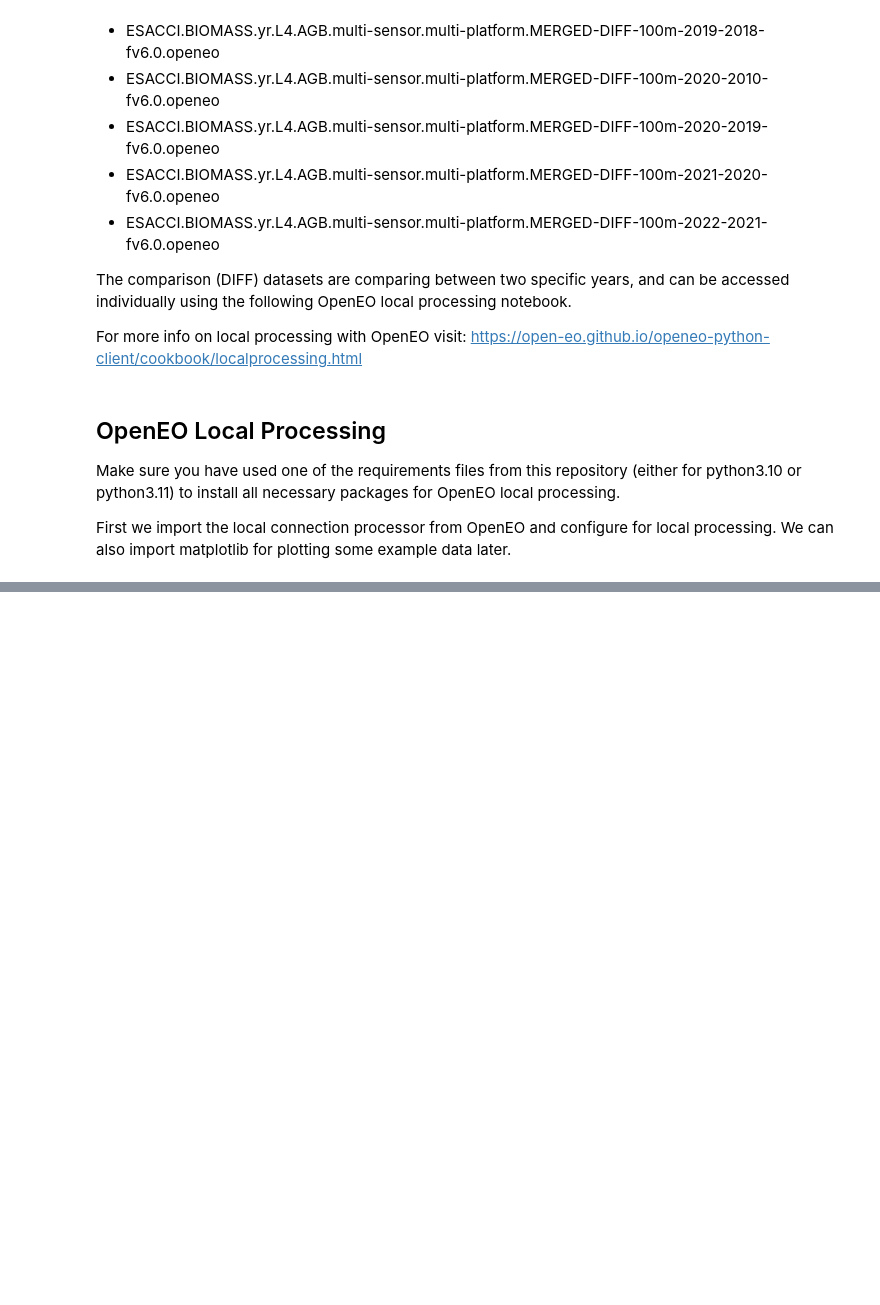
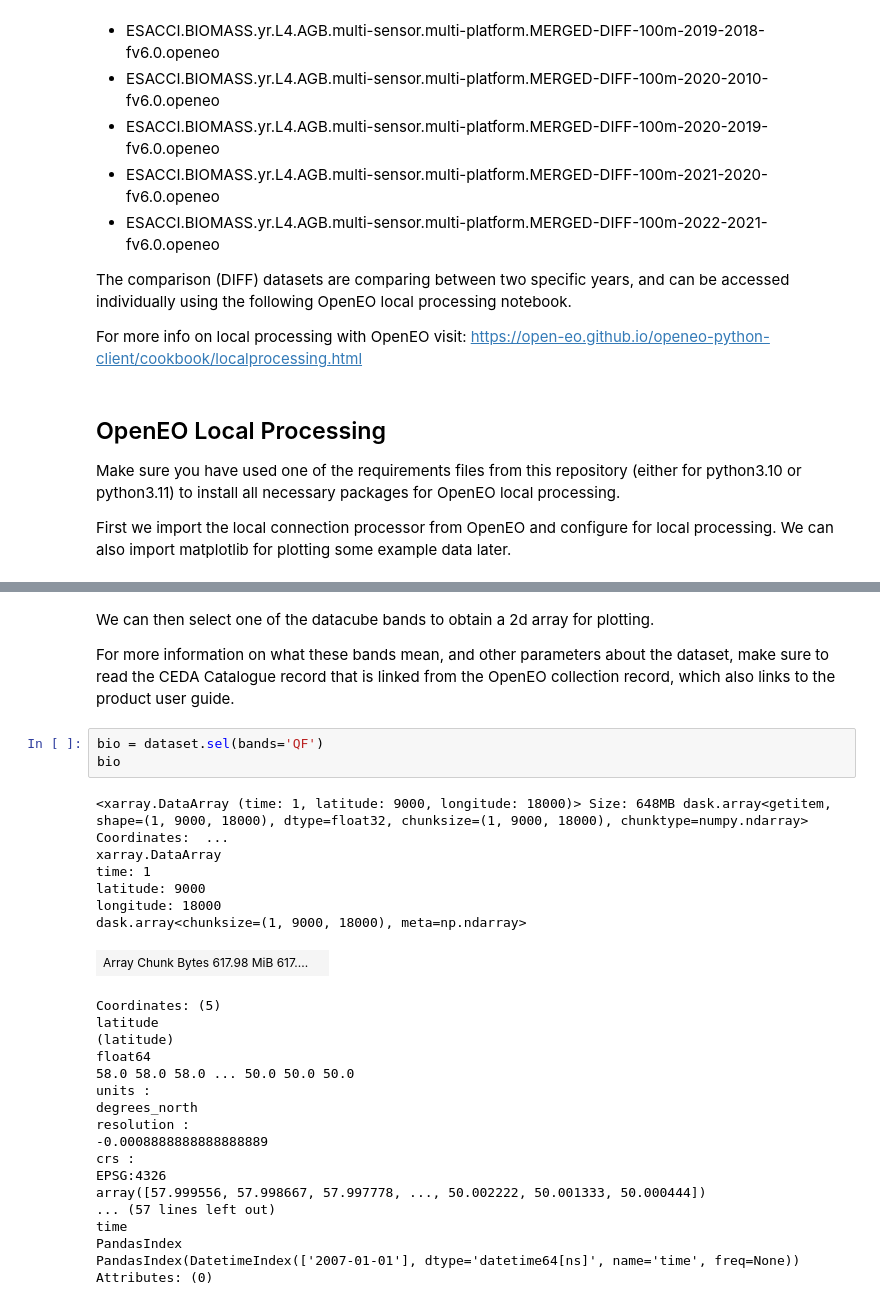
Before and after one commit to esa-cci/odp-demonstrators, a Jupyter notebook: OpenEO/openeo_biomass.ipynb, the cells around one changed output, grey strips where cells are left out. Cells and saved outputs as stored; diff of their text form; blank space fills up the shorter version.

```diff
--- a/OpenEO/openeo_biomass.ipynb
+++ b/OpenEO/openeo_biomass.ipynb
@@ -72,3 +73,35 @@ bands
 PandasIndex
 PandasIndex(Index(['QF', 'QF_SD'], dtype='object', name='bands'))
 Attributes: (0)
+# %% [markdown]
+We can then select one of the datacube bands to obtain a 2d array for plotting.
+
+For more information on what these bands mean, and other parameters about the dataset, make sure to read the CEDA Catalogue record that is linked from the OpenEO collection record, which also links to the product user guide.
+# %%
+bio = dataset.sel(bands='QF')
+bio
+# %% [output]
+<xarray.DataArray (time: 1, latitude: 9000, longitude: 18000)> Size: 648MB dask.array<getitem, shape=(1, 9000, 18000), dtype=float32, chunksize=(1, 9000, 18000), chunktype=numpy.ndarray> Coordinates:  ...
+xarray.DataArray
+time: 1
+latitude: 9000
+longitude: 18000
+dask.array<chunksize=(1, 9000, 18000), meta=np.ndarray>
+| Array Chunk Bytes 617.98 MiB 617.... |  |
+Coordinates: (5)
+latitude
+(latitude)
+float64
+58.0 58.0 58.0 ... 50.0 50.0 50.0
+units :
+degrees_north
+resolution :
+-0.0008888888888888889
+crs :
+EPSG:4326
+array([57.999556, 57.998667, 57.997778, ..., 50.002222, 50.001333, 50.000444])
+... (57 lines left out)
+time
+PandasIndex
+PandasIndex(DatetimeIndex(['2007-01-01'], dtype='datetime64[ns]', name='time', freq=None))
+Attributes: (0)
```
Also changed, not shown: parts of 7 cells of this notebook.
